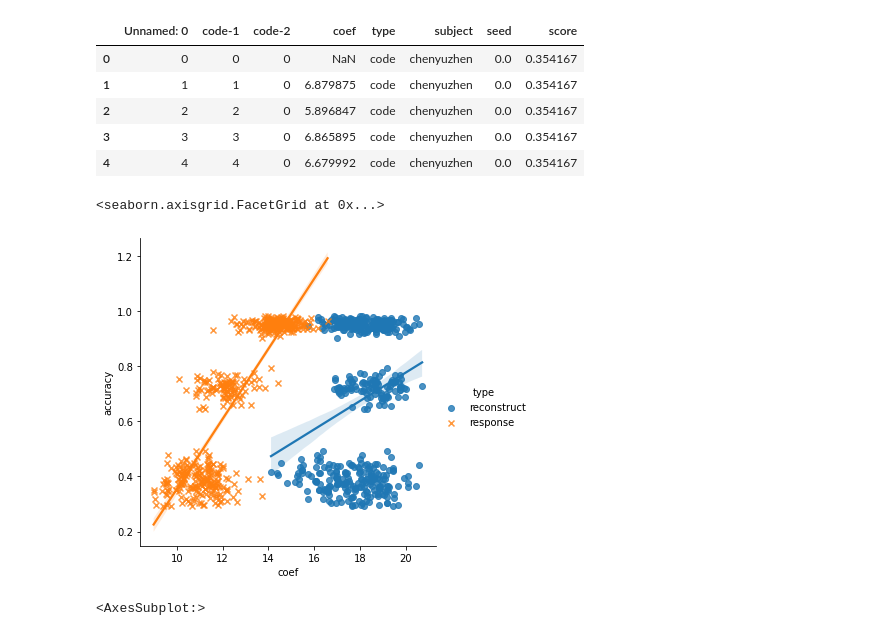
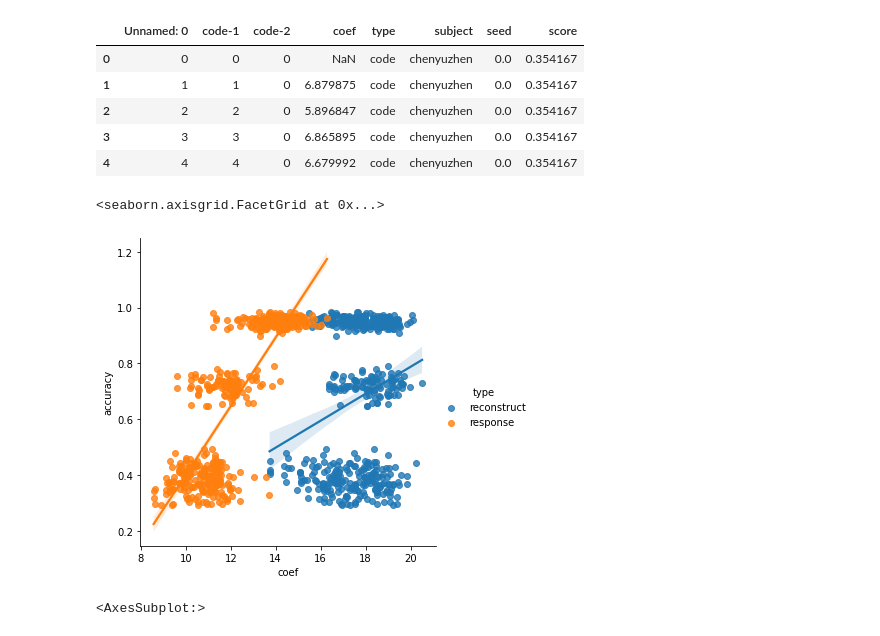
Before and after one commit to shinanlin/WN-BCI, a Jupyter notebook: analysis/optimize.ipynb, the cells around one changed output. Cells and saved outputs as stored; diff of their text form; code cells hidden in the pictures.

```diff
--- a/analysis/optimize.ipynb
+++ b/analysis/optimize.ipynb
@@ -19,0 +337,37 @@ import os
+# %%
+opts = loadmat('../opt/seq.mat')['opt']
+
+N = np.shape(opts)[-1]
+M = 10
+
+# 这里一定要+1！！！
+realSeqs = np.concatenate([[opts[0,i]['real'][0,j]['code'] for j in range(M)] for i in range(N)])+1
+simuSeqs = np.concatenate([[opts[0,i]['simulate'][0,j]['code'] for j in range(M)] for i in range(N)])+1
+
+winLENs = np.concatenate([[opts[0,i]['winLEN'][0,0] for _ in range(M)] for i in range(N)])
+optseeds = np.concatenate([[opts[0,i]['simulate'][0,j]['seed'][0,0] for j in range(M)] for i in range(N)])
+
+mat = np.concatenate([[opts[0,i]['real'][0,j]['mat'] for j in range(M)] for i in range(N)])
+# %%
+frames = []
+
+for i,(m,seed,winLEN) in enumerate(zip(mat,optseeds,winLENs)):
+    # m = np.triu(m,k=0)
+
+    s = opt[(opt.seed==seed)&(opt.winLEN==winLEN)&(opt.opt=='real')]
+
+    m[np.tril_indices(m.shape[0], 0)] = np.nan
+
+    f = pd.DataFrame(data=m,columns=np.arange(40),index=np.arange(40))
+
+    f.reset_index(level=0, inplace=True)
+    f = f.melt(id_vars='index', value_name='distance', var_name='class_1')
+    f = f.rename(columns={'index': 'class_0'})
+
+    f['seed'] = seed
+    f['winLEN'] = winLEN
+    f['score'] = s.score.mean()
+
+    frames.append(f)
+
+frames = pd.concat(frames)
@@ -57,7 +429,7 @@ for sub in dist.subject.unique():
             coefs = coefs.to_numpy()
             coefs = np.triu(coefs,k=0)
             coefs[np.tril_indices(coefs.shape[0], -1)] = np.nan
-            coefsmin = np.sort(coefs)[0][:1].mean()
+            coefsmin = np.sort(coefs)[0][:2].mean()
 
             row, col = np.triu_indices_from(coefs, k=1)
             x = coefs[row, col]
@@ -68,7 +440,7 @@ for sub in dist.subject.unique():
                 rest = np.delete(x, i)
                 p.append(ttest_ind(rest, [e], alternative='larger')[1])
 
-            pval = np.sort(p)[:10][0].sum()
+            pval = np.sort(p)[:2][0].sum()
 
 
             f = pd.DataFrame({
@@ -83,9 +455,8 @@ for sub in dist.subject.unique():
 
 df = pd.concat(frames,ignore_index=True)
 # %%
-sns.lmplot(data=df[(df.type != 'code')], x='coef',
-           y='accuracy', hue='type', markers=["o", "x"])
+sns.lmplot(data=df[(df.type != 'code')], x='coef',y='accuracy', hue='type',)
 # %% [output]
 <seaborn.axisgrid.FacetGrid at 0x...>
-[figure, old version]
+[figure, new version]
 # %%
```
Also changed, not shown: parts of 33 cells of this notebook, 13 other files.
